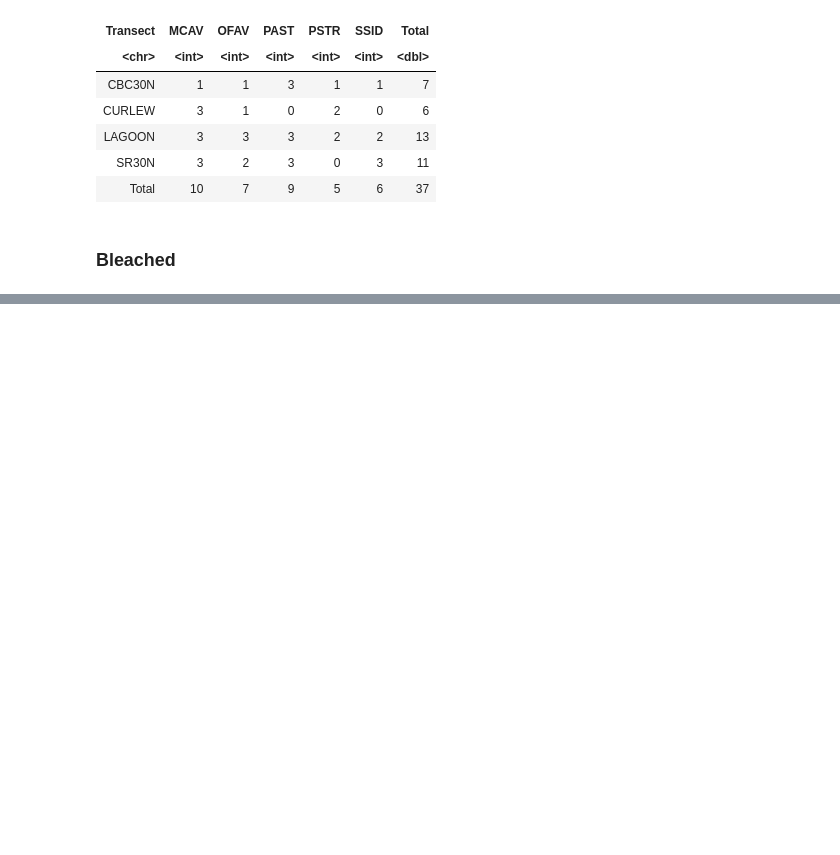
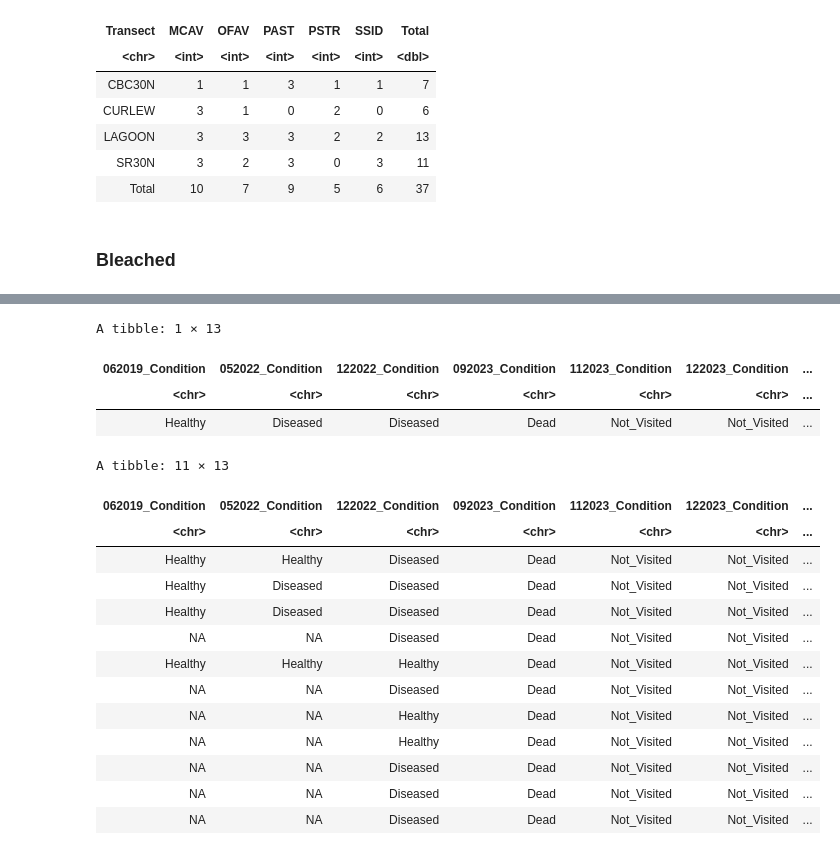
Before and after one commit to brookewicz/Code_notebook, a Jupyter notebook: SampleSummaries.ipynb, the cells around one changed output, grey strips where cells are left out. Saved outputs shown, nothing was run; the diff lists cells and outputs as text; code cells hidden in the pictures; blank space fills up the shorter version.

```diff
--- a/SampleSummaries.ipynb
+++ b/SampleSummaries.ipynb
@@ -107,0 +104,29 @@ A tibble: 5 × 7
+# %%
+# viewing colonies that died in/around 9/2023
+colony %>%
+    filter(Date_DocumentedMortality=='5/24/23') %>%
+    select(contains("Condition"))
+colony %>%
+    filter(str_detect(Date_DocumentedMortality, "^9/.*/23$")) %>%
+    select(contains("Condition"))
+
+# do i include dead colonies in 9/23? no?
+# %% [output]
+A tibble: 1 × 13
+| 062019_Condition | 052022_Condition | 122022_Condition | 092023_Condition | 112023_Condition | 122023_Condition | ... |
+| <chr> | <chr> | <chr> | <chr> | <chr> | <chr> | ... |
+| Healthy | Diseased | Diseased | Dead | Not_Visited | Not_Visited | ... |
+A tibble: 11 × 13
+| 062019_Condition | 052022_Condition | 122022_Condition | 092023_Condition | 112023_Condition | 122023_Condition | ... |
+| <chr> | <chr> | <chr> | <chr> | <chr> | <chr> | ... |
+| Healthy | Healthy | Diseased | Dead | Not_Visited | Not_Visited | ... |
+| Healthy | Diseased | Diseased | Dead | Not_Visited | Not_Visited | ... |
+| Healthy | Diseased | Diseased | Dead | Not_Visited | Not_Visited | ... |
+| NA | NA | Diseased | Dead | Not_Visited | Not_Visited | ... |
+| Healthy | Healthy | Healthy | Dead | Not_Visited | Not_Visited | ... |
+| NA | NA | Diseased | Dead | Not_Visited | Not_Visited | ... |
+| NA | NA | Healthy | Dead | Not_Visited | Not_Visited | ... |
+| NA | NA | Healthy | Dead | Not_Visited | Not_Visited | ... |
+| NA | NA | Diseased | Dead | Not_Visited | Not_Visited | ... |
+| NA | NA | Diseased | Dead | Not_Visited | Not_Visited | ... |
+| NA | NA | Diseased | Dead | Not_Visited | Not_Visited | ... |
```
Also changed, not shown: parts of 7 cells of this notebook, 4 other files.
